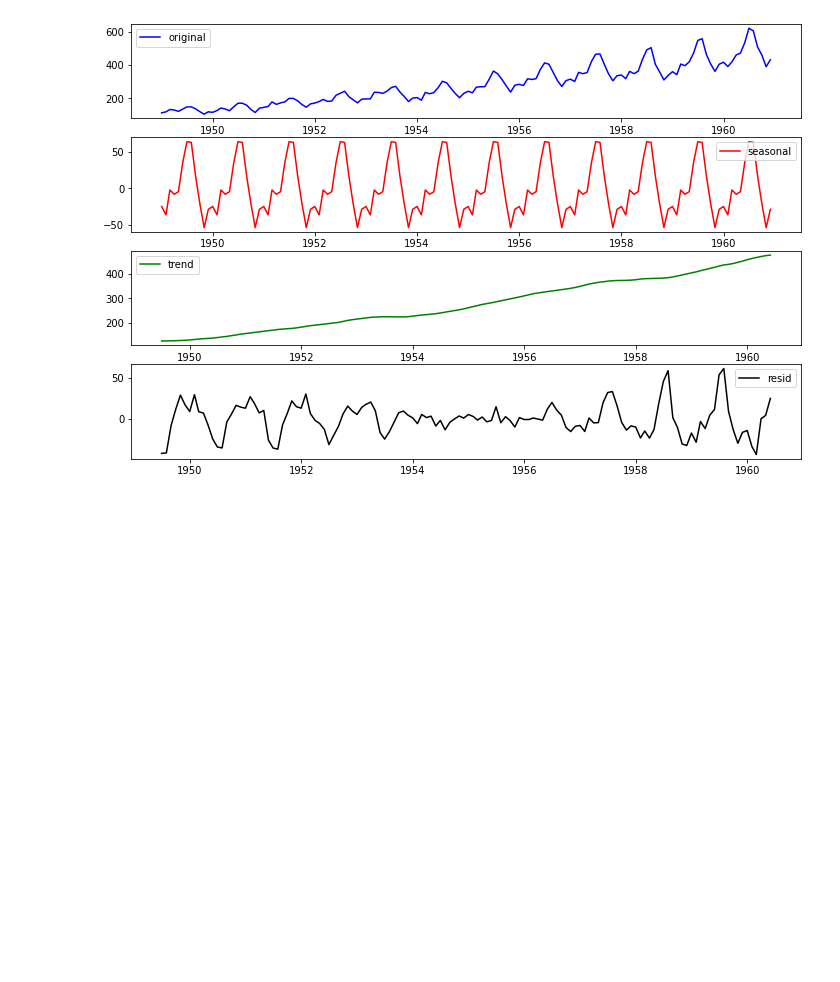
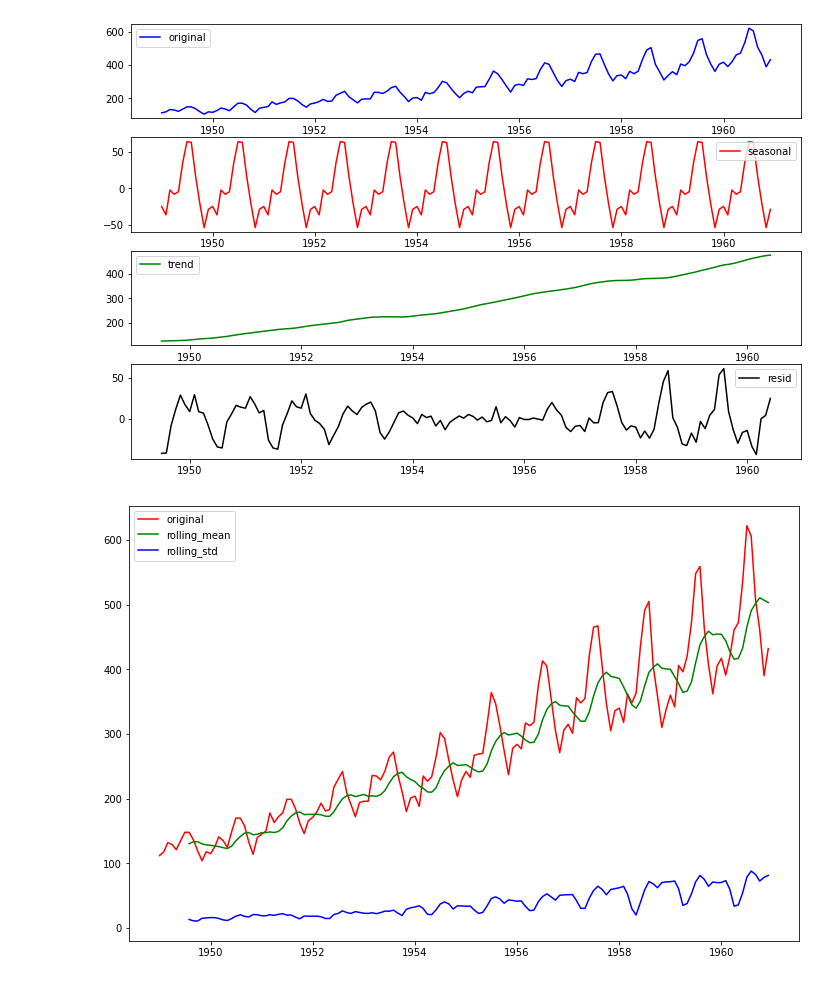
Before and after one commit to sailajak2003/TimeSeries, a Jupyter notebook: airline_pssg.ipynb, the cells around one changed output. Saved outputs shown, nothing was run; the diff lists cells and outputs as text; code cells hidden in the pictures; blank space fills up the shorter version.

```diff
--- a/airline_pssg.ipynb
+++ b/airline_pssg.ipynb
@@ -51,0 +54,13 @@ plt.legend(loc='best')
+# %%
+# rolling mean & std
+roll_mean=df.rolling(window=8).mean()
+roll_std=df.rolling(window=8).std()
+# %%
+fig=plt.figure(figsize=(12,8))
+plt.plot(df,color='red',label='original')
+plt.plot(roll_mean,color='green',label='rolling_mean')
+plt.plot(roll_std,color='blue',label='rolling_std')
+plt.legend(loc='best')
+plt.show()
+# %% [output]
+[figure, added]
```
Also changed, not shown: parts of 2 cells of this notebook.
